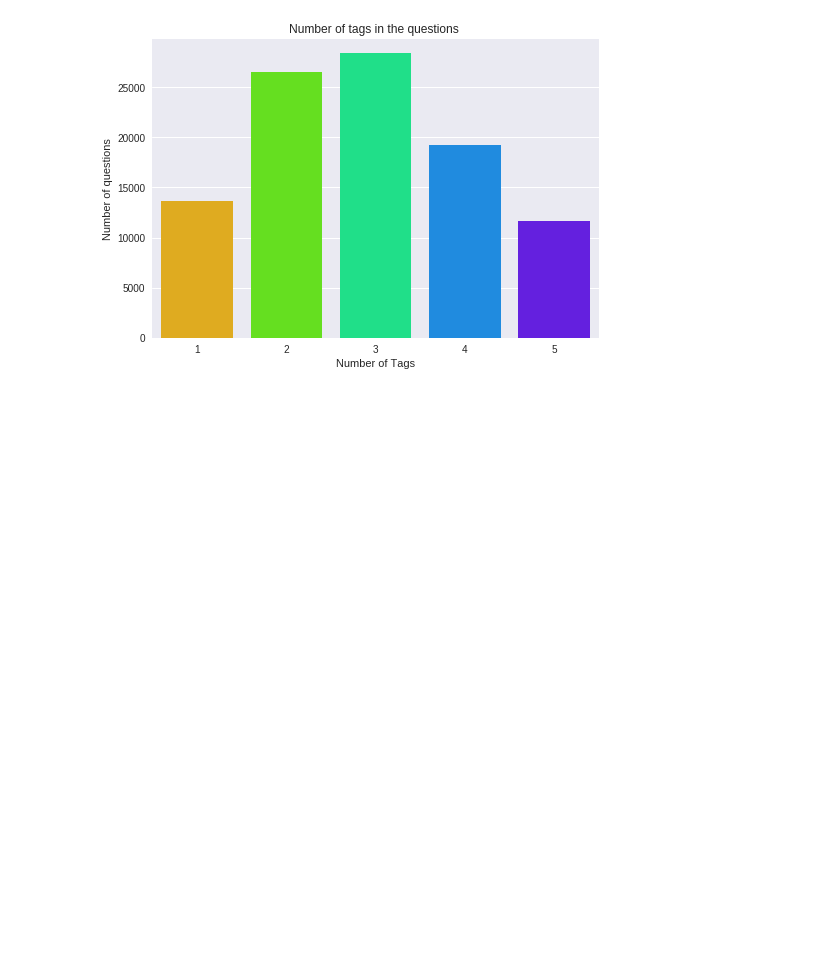
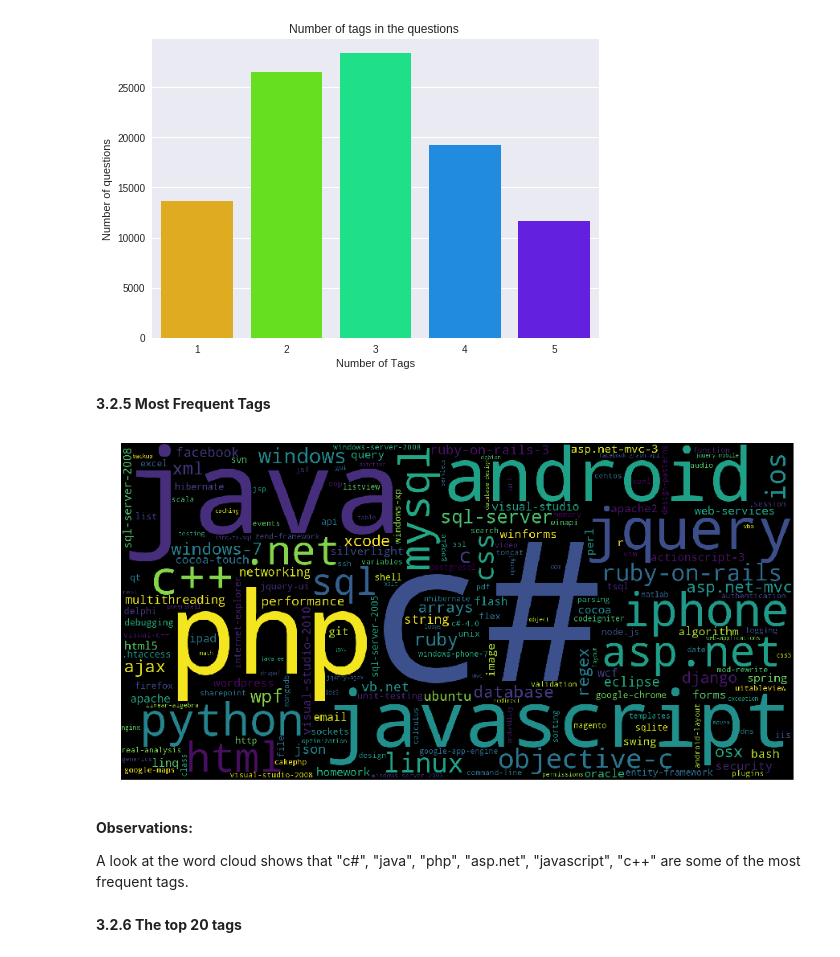
Before and after one commit to mitesh98/StackOverflow-Tag-Prediction, a Jupyter notebook: StackOverflow.ipynb, the cells around one changed output. Drawn from its saved outputs; the diff is of its cells as text; code cells hidden in the pictures; blank space fills up the shorter version.

```diff
--- a/StackOverflow.ipynb
+++ b/StackOverflow.ipynb
@@ -455,3 +522,18 @@ plt.show()
 #Note:- palette='gist_rainbow' result in very good color effect
 # %% [output]
 [figure]
+# %% [markdown]
+**3.2.5 Most Frequent Tags**
+# %%
+wordcloud=WordCloud(background_color='black',width=1600,height=800).generate_from_frequencies(result)
+fig=plt.figure(figsize=(15,15))
+plt.imshow(wordcloud)
+plt.axis('off')
+fig.savefig("tag.png")
+plt.show()
+# %% [output]
+[figure, added]
+# %% [markdown]
+**Observations:**
+
+A look at the word cloud shows that "c#", "java", "php", "asp.net", "javascript", "c++" are some of the most frequent tags.
@@ -457,0 +544,2 @@ plt.show()
+# %% [markdown]
+**3.2.6 The top 20 tags**
```
Also changed, not shown: parts of 62 cells of this notebook.
